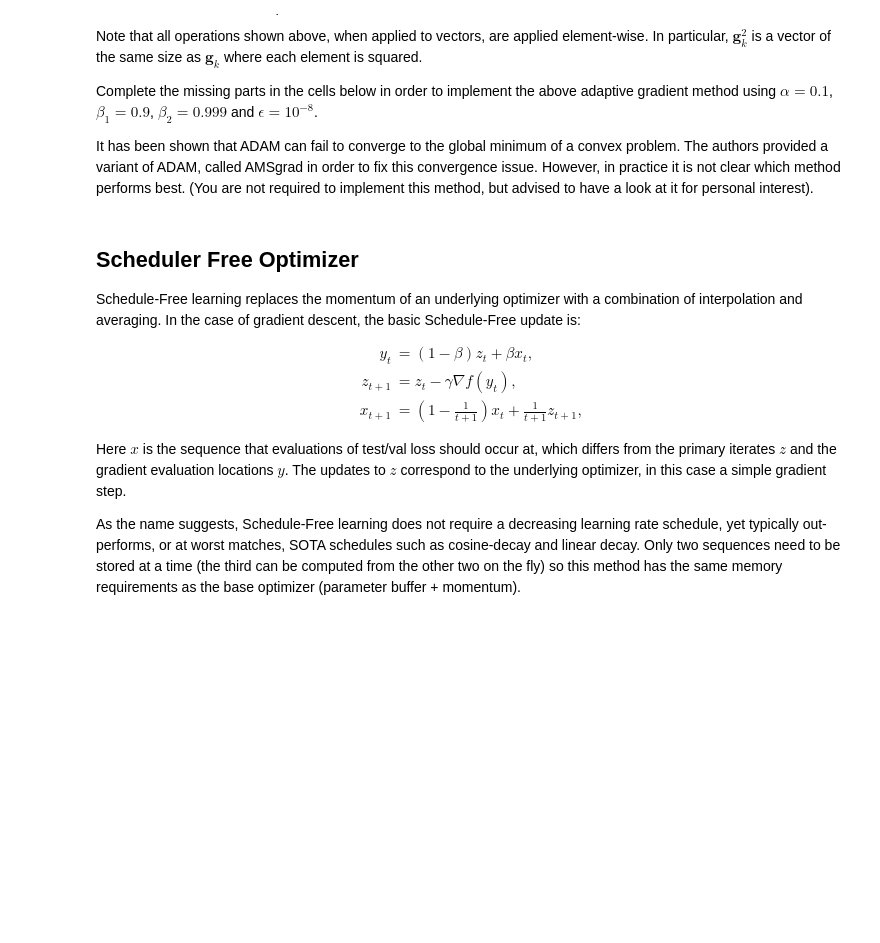
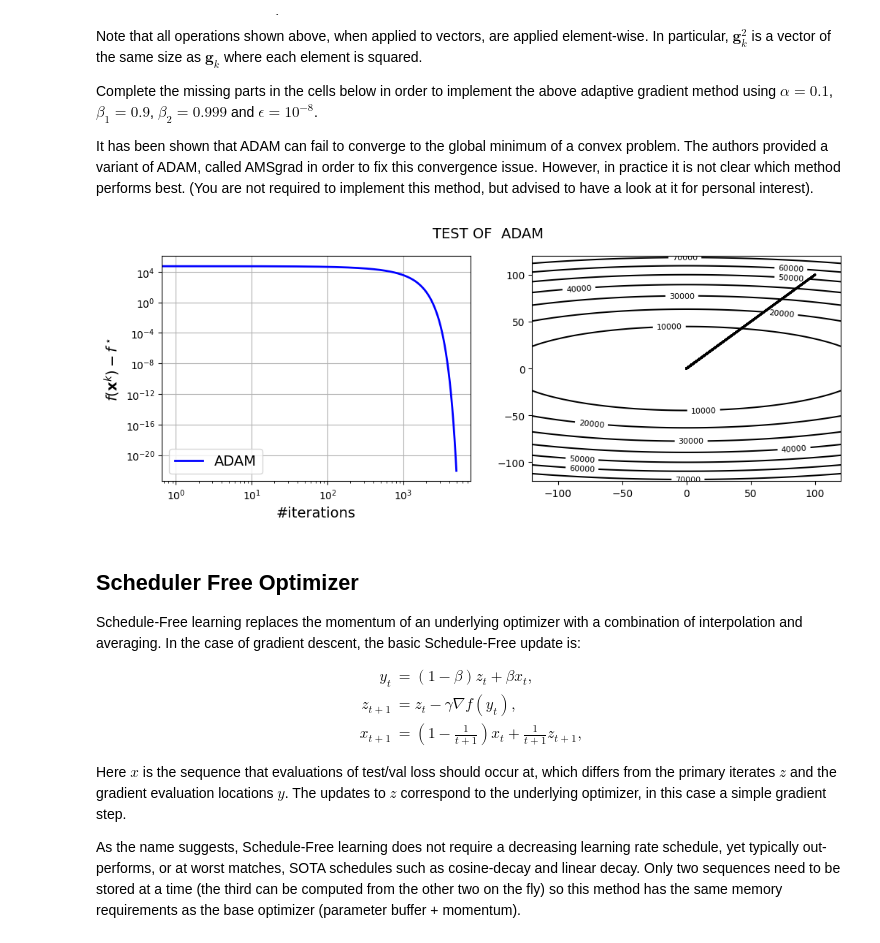
Before and after one commit to MatyaAydin/MoD_HW, a Jupyter notebook: Homework1/Part 2 - First order methods.ipynb, the cells around one changed output. Saved outputs shown, nothing was run; the diff lists cells and outputs as text; code cells hidden in the pictures; blank space fills up the shorter version.

Commit message:
adam optimizer

```diff
--- a/Homework1/Part 2 - First order methods.ipynb
+++ b/Homework1/Part 2 - First order methods.ipynb
@@ -458,7 +448,45 @@ def ADAM_initialize(f, x_zero):
+# %%
+@dataclass
+class ADAM_state(OptState):
+    #FILL
+    x_k: Vector
+    g_k: Vector
+    m_k: Vector
+    v_k: Vector
+    m_hat_k: Vector
+    v_hat_k: Vector
+    H_k: Vector
+    k: int
+# %%
+def ADAM_update(f, state):
+    #FILL
+    alpha = 0.1
+    beta_1 = 0.9
+    beta_2 = 0.999
+    epsilon = 1e-8
+
+    x_k, g_k, m_k, v_k, m_hat_k, v_hat_k, H_k, k = state
+
+    next_g_k = f.grad(x_k)
+    next_m_k = beta_1*m_k + (1-beta_1)*next_g_k
+    next_v_k = beta_2*v_k + (1-beta_2)*np.square(next_g_k)
+    next_m_hat_k = (1.0/(1 - beta_1**(k+1)))*next_m_k
+    next_v_hat_k = (1.0/(1 - beta_2**(k+1)))*next_v_k
+    next_H_k = np.sqrt(next_v_hat_k) + epsilon
+    next_x_k = x_k - alpha*next_m_hat_k/next_H_k
+
+
+    return ADAM_state(x_k=next_x_k, g_k=next_g_k, m_k=next_m_k, v_k = next_v_k, m_hat_k = next_m_hat_k, v_hat_k=next_v_hat_k, H_k=next_H_k, k=k+1)#FILL
+
+def ADAM_initialize(f, x_zero):
+    #change initial values?
+    return ADAM_state(x_k=x_zero, g_k= f.grad(x_zero), m_k=0.0, v_k= 0.0, m_hat_k=0.0, v_hat_k=0.0, H_k = 0.0, k=1)#FILL
 # %%
 ADAM = OptAlgorithm(name="ADAM", init_state=ADAM_initialize, state_update=ADAM_update)
-
-test(ADAM, maxiter=1000)
+#jsp si c bon
+test(ADAM, maxiter=5000)
+# %% [output]
+[figure, added]
 # %% [markdown]
 ## Scheduler Free Optimizer
 
```
Also changed, not shown: parts of 3 cells of this notebook.
